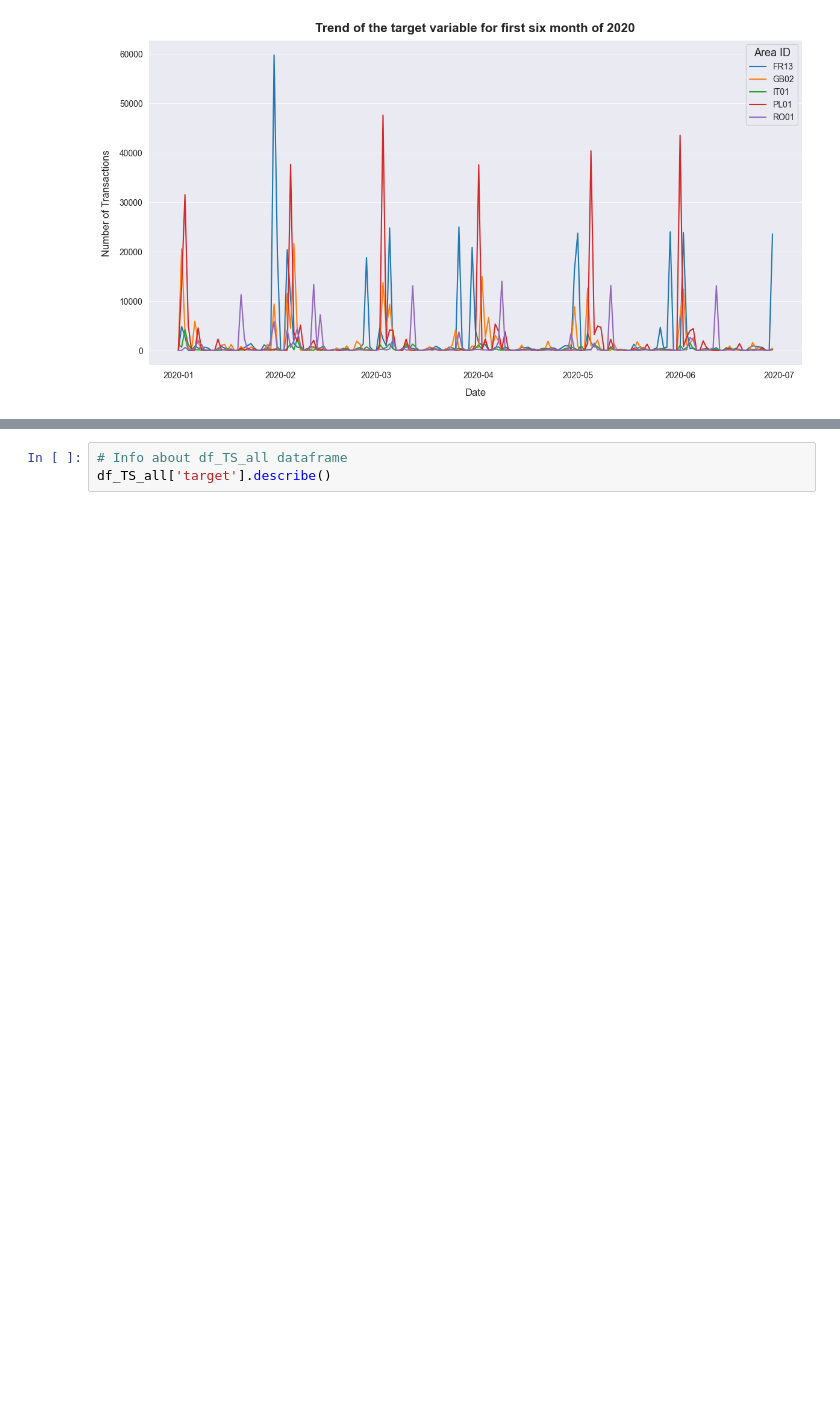
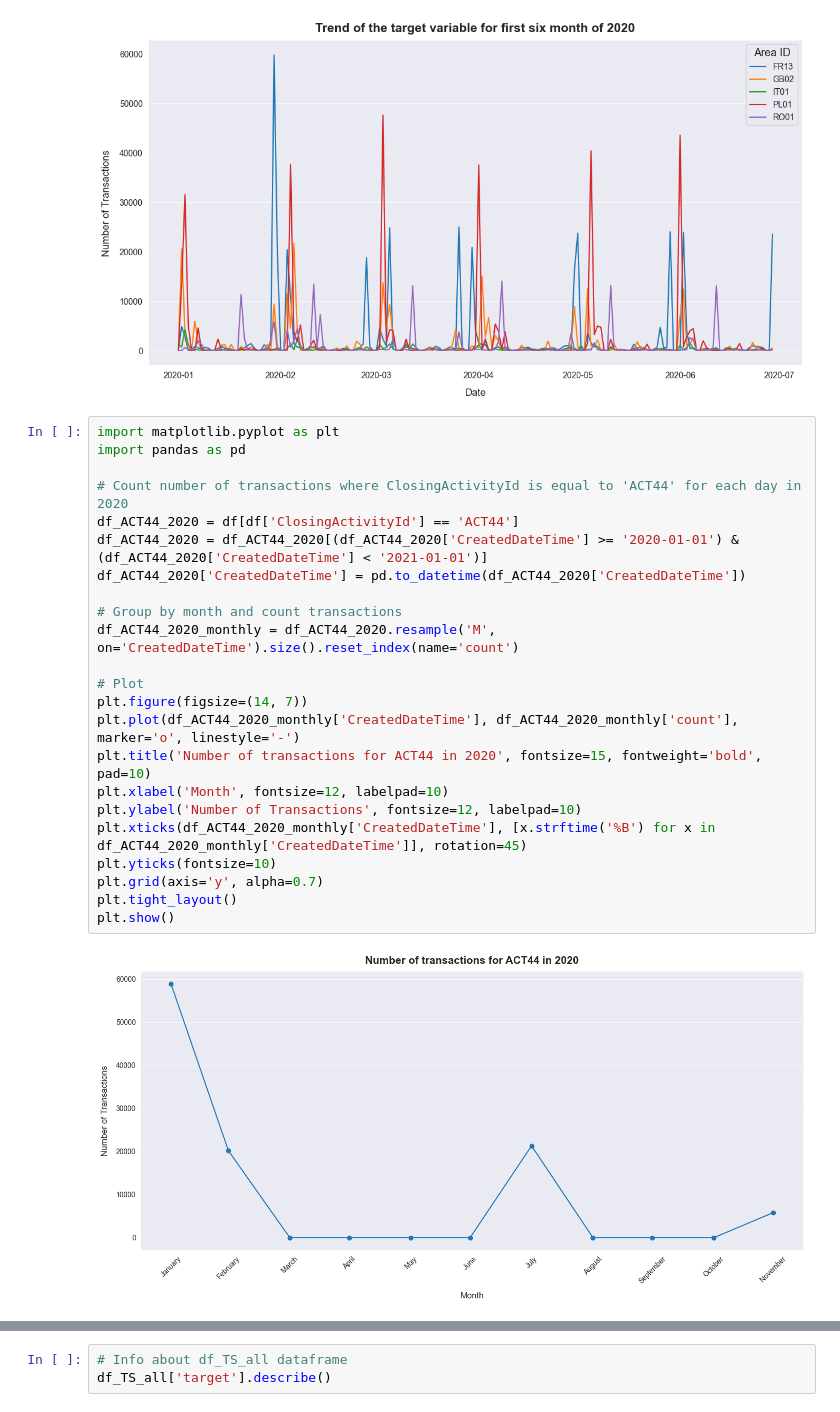
Before and after one commit to gianluca-coletta/Tesi_Magistrale, a Jupyter notebook: Code/ClosingTransactionEDA.ipynb, the cells around one changed output, grey strips where cells are left out. Saved outputs shown, nothing was run; the diff lists cells and outputs as text; blank space fills up the shorter version.

```diff
--- a/Code/ClosingTransactionEDA.ipynb
+++ b/Code/ClosingTransactionEDA.ipynb
@@ -596,4 +596,29 @@ plt.grid(axis='y', alpha=0.7)
 plt.show()
 # %% [output]
 [figure]
+# %%
+import matplotlib.pyplot as plt
+import pandas as pd
+
+# Count number of transactions where ClosingActivityId is equal to 'ACT44' for each day in 2020
+df_ACT44_2020 = df[df['ClosingActivityId'] == 'ACT44']
+df_ACT44_2020 = df_ACT44_2020[(df_ACT44_2020['CreatedDateTime'] >= '2020-01-01') & (df_ACT44_2020['CreatedDateTime'] < '2021-01-01')]
+df_ACT44_2020['CreatedDateTime'] = pd.to_datetime(df_ACT44_2020['CreatedDateTime'])
+
+# Group by month and count transactions
+df_ACT44_2020_monthly = df_ACT44_2020.resample('M', on='CreatedDateTime').size().reset_index(name='count')
+
+# Plot
+plt.figure(figsize=(14, 7))
+plt.plot(df_ACT44_2020_monthly['CreatedDateTime'], df_ACT44_2020_monthly['count'], marker='o', linestyle='-')
+plt.title('Number of transactions for ACT44 in 2020', fontsize=15, fontweight='bold', pad=10)
+plt.xlabel('Month', fontsize=12, labelpad=10)
+plt.ylabel('Number of Transactions', fontsize=12, labelpad=10)
+plt.xticks(df_ACT44_2020_monthly['CreatedDateTime'], [x.strftime('%B') for x in df_ACT44_2020_monthly['CreatedDateTime']], rotation=45)
+plt.yticks(fontsize=10)
+plt.grid(axis='y', alpha=0.7)
+plt.tight_layout()
+plt.show()
+# %% [output]
+[figure, added]
 # %%
```
Also changed, not shown: parts of 2 cells of this notebook.
